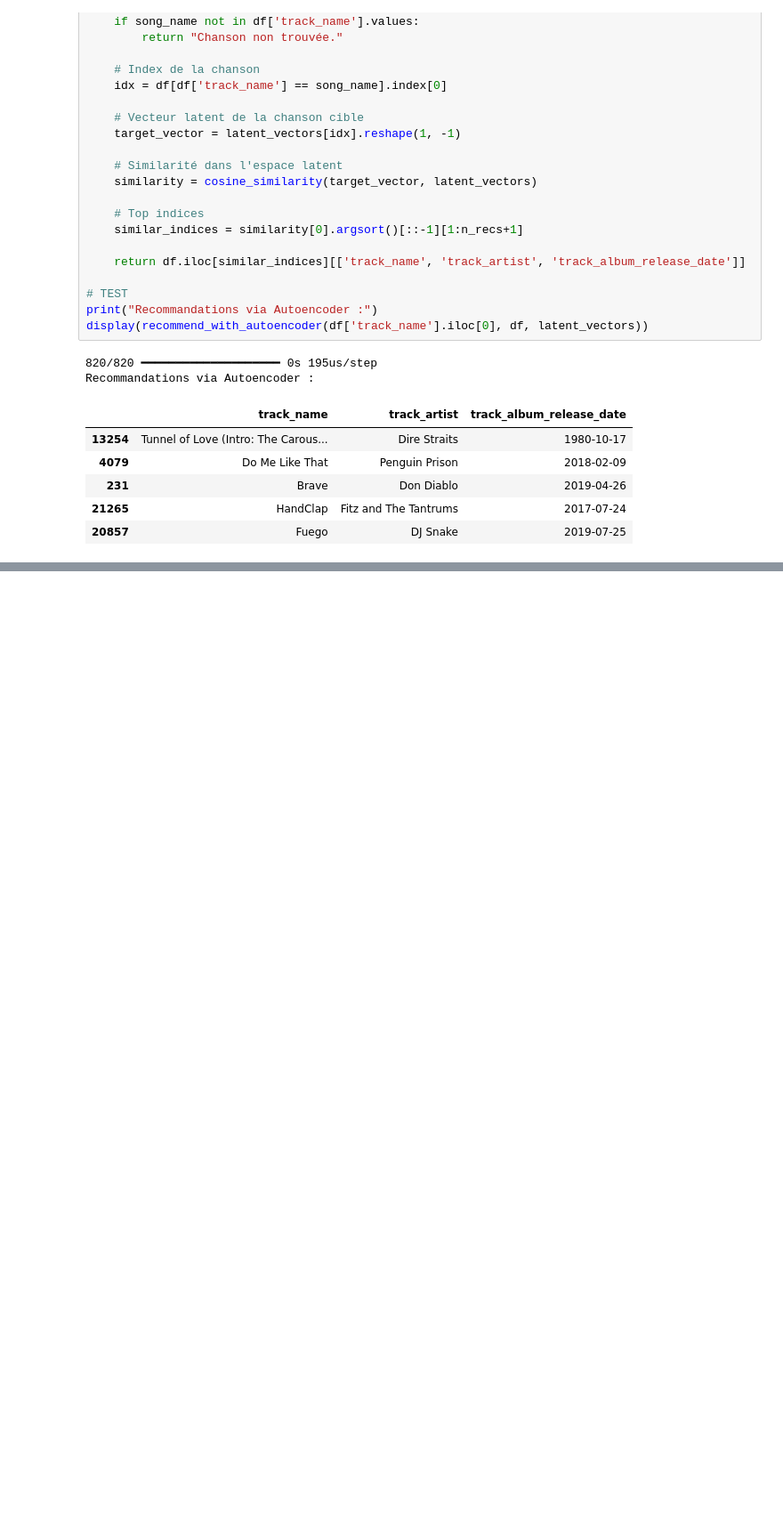
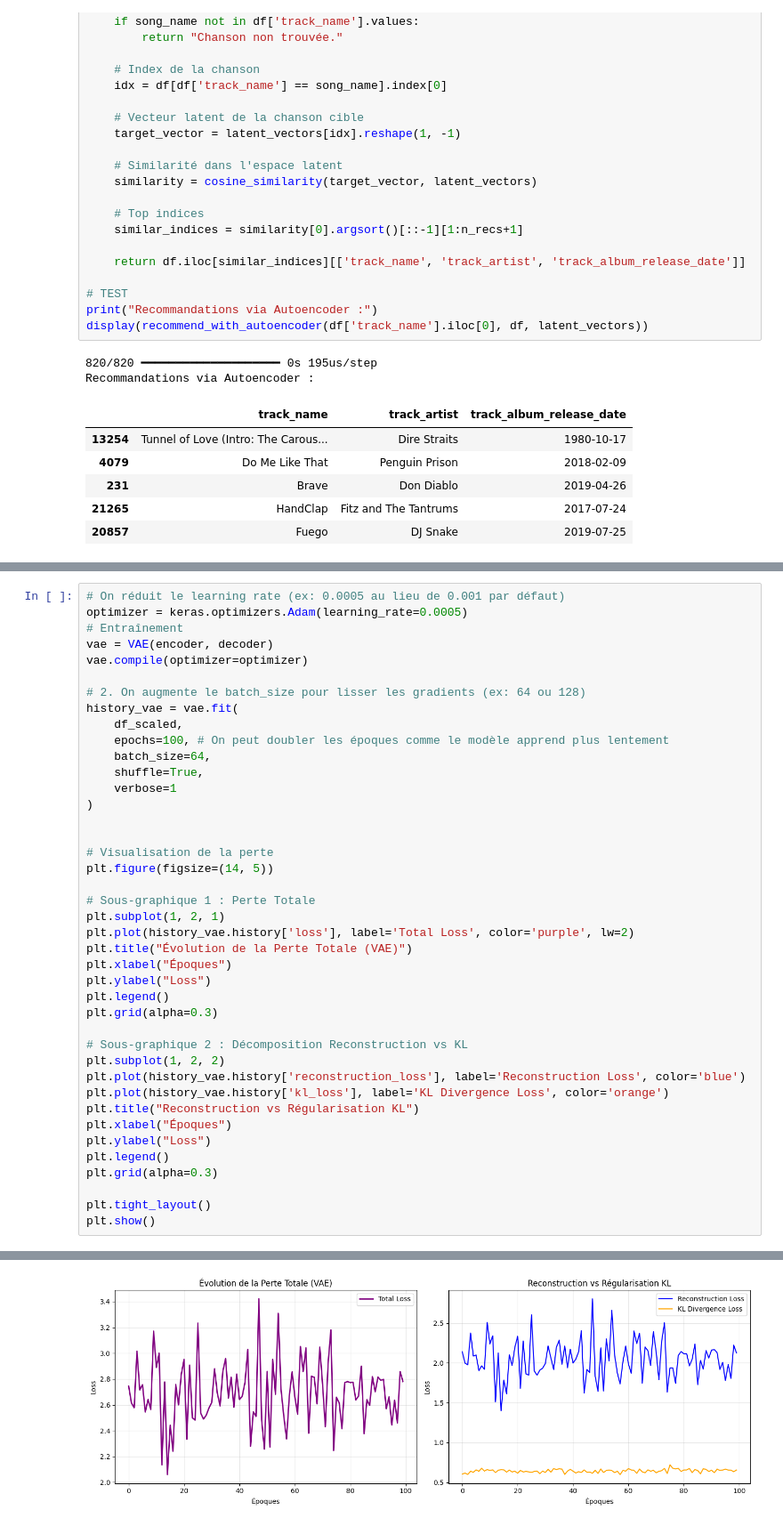
Before and after one commit to farahamorri/NextBeatSpotify, a Jupyter notebook: nextBeatSpotify.ipynb, the cells around one changed output, grey strips where cells are left out. Shown at 89% size. Cells and saved outputs as stored; diff of their text form; blank space fills up the shorter version.

```diff
--- a/nextBeatSpotify.ipynb
+++ b/nextBeatSpotify.ipynb
@@ -291,0 +407,42 @@ Recommandations via Autoencoder :
+# %%
+# On réduit le learning rate (ex: 0.0005 au lieu de 0.001 par défaut)
+optimizer = keras.optimizers.Adam(learning_rate=0.0005)
+# Entraînement
+vae = VAE(encoder, decoder)
+vae.compile(optimizer=optimizer)
+
+# 2. On augmente le batch_size pour lisser les gradients (ex: 64 ou 128)
+history_vae = vae.fit(
+    df_scaled,
+    epochs=100, # On peut doubler les époques comme le modèle apprend plus lentement
+    batch_size=64,
+    shuffle=True,
+    verbose=1
+)
+
+
+# Visualisation de la perte
+plt.figure(figsize=(14, 5))
+
+# Sous-graphique 1 : Perte Totale
+plt.subplot(1, 2, 1)
+plt.plot(history_vae.history['loss'], label='Total Loss', color='purple', lw=2)
+plt.title("Évolution de la Perte Totale (VAE)")
+plt.xlabel("Époques")
+plt.ylabel("Loss")
+plt.legend()
+plt.grid(alpha=0.3)
+
+# Sous-graphique 2 : Décomposition Reconstruction vs KL
+plt.subplot(1, 2, 2)
+plt.plot(history_vae.history['reconstruction_loss'], label='Reconstruction Loss', color='blue')
+plt.plot(history_vae.history['kl_loss'], label='KL Divergence Loss', color='orange')
+plt.title("Reconstruction vs Régularisation KL")
+plt.xlabel("Époques")
+plt.ylabel("Loss")
+plt.legend()
+plt.grid(alpha=0.3)
+
+plt.tight_layout()
+plt.show()
+# %% [output]
@@ -291,0 +466 @@ Recommandations via Autoencoder :
+[figure, added]
```
Also changed, not shown: parts of 27 cells of this notebook.
